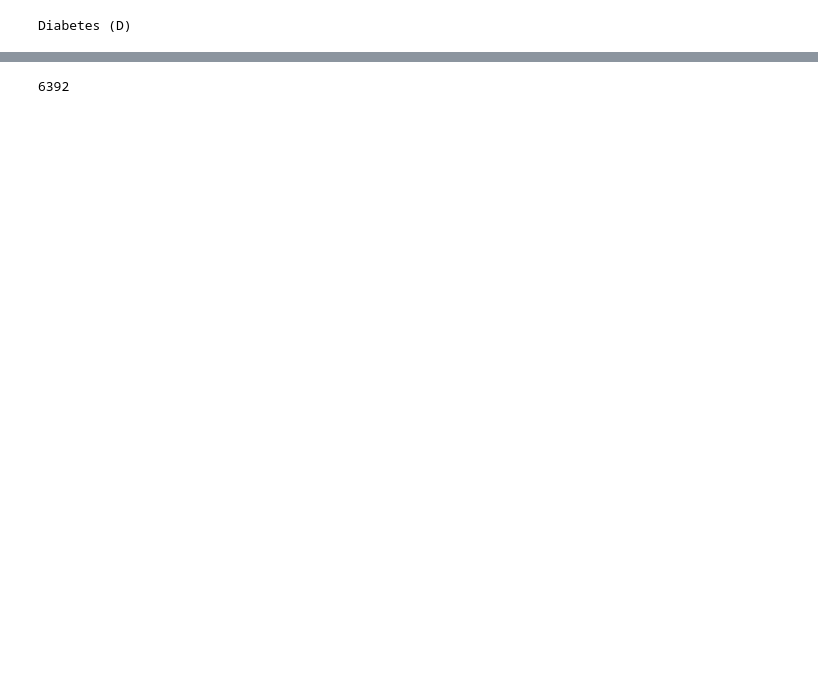
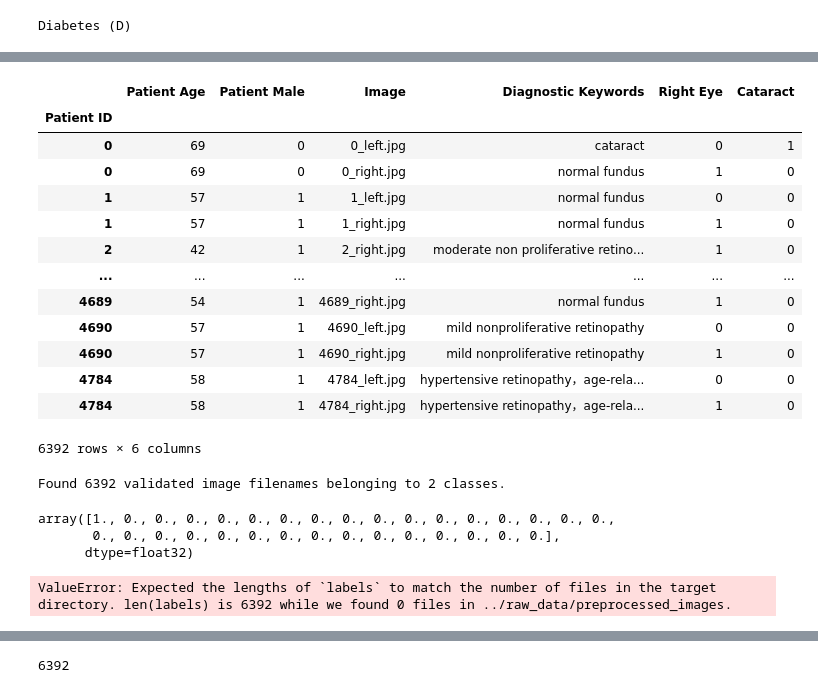
Before and after one commit to lorcanob/OcuPath, a Jupyter notebook: notebooks/ODR_EDA.ipynb, the cells around one changed output, grey strips where cells are left out. Saved outputs shown, nothing was run; the diff lists cells and outputs as text; code cells hidden in the pictures; blank space fills up the shorter version.

```diff
--- a/notebooks/ODR_EDA.ipynb
+++ b/notebooks/ODR_EDA.ipynb
@@ -61,0 +61,8 @@ import pathlib
+# %%
+# Need to work on developing the custom encoder below
+# Boilerplate OHE
+def has_keyword_mentioned(text, keyword='cataract'):
+    if keyword in text:
+        return '1'
+    else:
+        return '0'
@@ -61,0 +86,54 @@ import pathlib
+# %%
+data_df
+# %% [output]
+|  | Patient Age | Patient Male | Image | Diagnostic Keywords | Right Eye | Cataract |
+| Patient ID |  |  |  |  |  |  |
+| 0 | 69 | 0 | 0_left.jpg | cataract | 0 | 1 |
+| 0 | 69 | 0 | 0_right.jpg | normal fundus | 1 | 0 |
+| 1 | 57 | 1 | 1_left.jpg | normal fundus | 0 | 0 |
+| 1 | 57 | 1 | 1_right.jpg | normal fundus | 1 | 0 |
+| 2 | 42 | 1 | 2_right.jpg | moderate non proliferative retino... | 1 | 0 |
+| ... | ... | ... | ... | ... | ... | ... |
+| 4689 | 54 | 1 | 4689_right.jpg | normal fundus | 1 | 0 |
+| 4690 | 57 | 1 | 4690_left.jpg | mild nonproliferative retinopathy | 0 | 0 |
+| 4690 | 57 | 1 | 4690_right.jpg | mild nonproliferative retinopathy | 1 | 0 |
+| 4784 | 58 | 1 | 4784_left.jpg | hypertensive retinopathy，age-rela... | 0 | 0 |
+| 4784 | 58 | 1 | 4784_right.jpg | hypertensive retinopathy，age-rela... | 1 | 0 |
+6392 rows × 6 columns
+# %%
+from keras_preprocessing.image import ImageDataGenerator
+
+datagen = ImageDataGenerator(rescale=1./255.)
+
+train_generator = datagen.flow_from_dataframe(
+    dataframe=data_df,
+    directory=pathlib.Path(dataframer.impath),
+    x_col="Image",
+    y_col="Cataract",
+    batch_size=32,
+    seed=42,
+    shuffle=False,
+    class_mode="binary",
+    target_size=(512,512)
+)
+# %% [output]
+Found 6392 validated image filenames belonging to 2 classes.
+# %%
+train_generator[0][-1]
+# %% [output]
+array([1., 0., 0., 0., 0., 0., 0., 0., 0., 0., 0., 0., 0., 0., 0., 0., 0.,
+       0., 0., 0., 0., 0., 0., 0., 0., 0., 0., 0., 0., 0., 0., 0.],
+      dtype=float32)
+# %%
+# Method of batching using tf.keras.preprocessing.image_dataset_from_directory
+# try pip install split-folders (tqdm)
+k_dataset = tf.keras.preprocessing.image_dataset_from_directory(
+    pathlib.Path(dataframer.impath),
+#     labels=None,
+    labels=list(data_df.Cataract.values),
+    label_mode='binary',
+    image_size=(512, 512),
+    shuffle=False
+)
+# %% [output]
+ValueError: Expected the lengths of `labels` to match the number of files in the target directory. len(labels) is 6392 while we found 0 files in ../raw_data/preprocessed_images.
```
Also changed, not shown: parts of 15 cells of this notebook, 1 other file.
